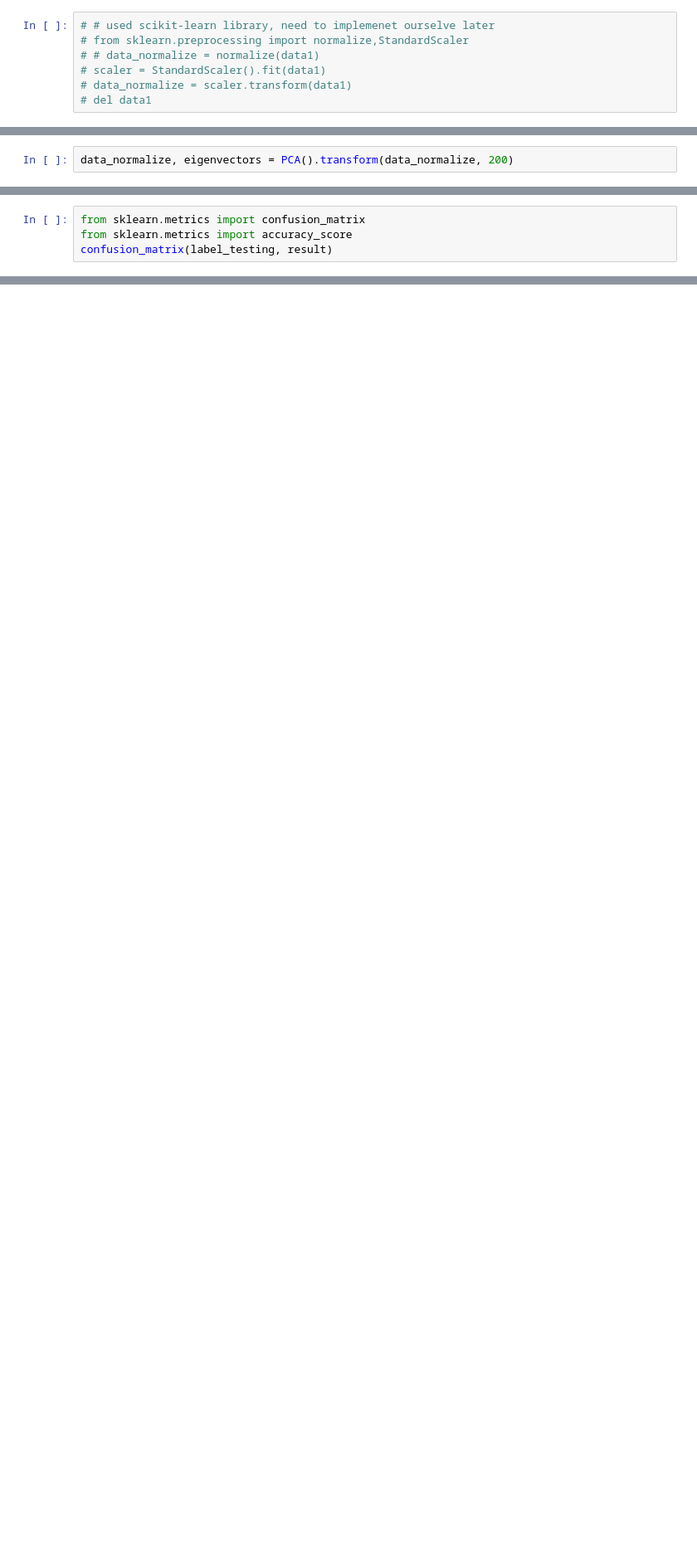
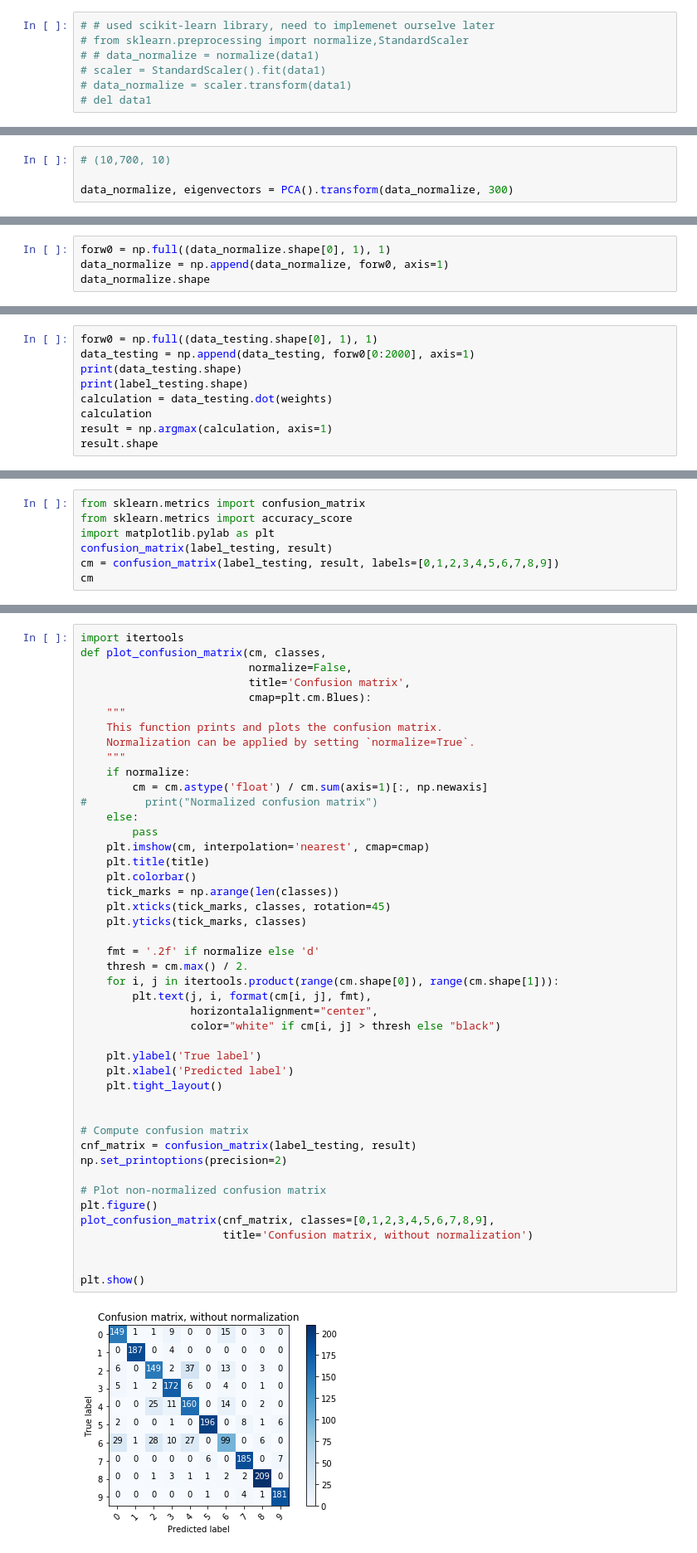
Before and after one commit to YangGeYangGe/Machine-Learning-Experiment, a Jupyter notebook: fashion MNIST/assignment-Copy1.ipynb, the cells around one changed output, grey strips where cells are left out. Shown: that part at 83% size. Drawn from its saved outputs; the diff is of its cells as text; blank space fills up the shorter version.

```diff
--- a/fashion MNIST/assignment-Copy1.ipynb
+++ b/fashion MNIST/assignment-Copy1.ipynb
@@ -71,4 +71,6 @@ class PCA():
         # 转换
         return np.matmul(X, eigenvectors), eigenvectors
 # %%
-data_normalize, eigenvectors = PCA().transform(data_normalize, 200)
+# (10,700, 10)
+
+data_normalize, eigenvectors = PCA().transform(data_normalize, 300)
@@ -78,0 +85,4 @@ data_normalize.shape
+# %%
+forw0 = np.full((data_normalize.shape[0], 1), 1)
+data_normalize = np.append(data_normalize, forw0, axis=1)
+data_normalize.shape
@@ -166,0 +168,9 @@ result.shape
+# %%
+forw0 = np.full((data_testing.shape[0], 1), 1)
+data_testing = np.append(data_testing, forw0[0:2000], axis=1)
+print(data_testing.shape)
+print(label_testing.shape)
+calculation = data_testing.dot(weights)
+calculation
+result = np.argmax(calculation, axis=1)
+result.shape
@@ -167,5 +181,8 @@ result.shape
 # %%
 from sklearn.metrics import confusion_matrix
 from sklearn.metrics import accuracy_score
+import matplotlib.pylab as plt
 confusion_matrix(label_testing, result)
+cm = confusion_matrix(label_testing, result, labels=[0,1,2,3,4,5,6,7,8,9])
+cm
 # %% [output]
@@ -181,0 +199,47 @@ array([[147,   0,   1,  10,   0,   0,  16,   0,   4,   0],
+# %%
+import itertools
+def plot_confusion_matrix(cm, classes,
+                          normalize=False,
+                          title='Confusion matrix',
+                          cmap=plt.cm.Blues):
+    """
+    This function prints and plots the confusion matrix.
+    Normalization can be applied by setting `normalize=True`.
+    """
+    if normalize:
+        cm = cm.astype('float') / cm.sum(axis=1)[:, np.newaxis]
+#         print("Normalized confusion matrix")
+    else:
+        pass
+    plt.imshow(cm, interpolation='nearest', cmap=cmap)
+    plt.title(title)
+    plt.colorbar()
+    tick_marks = np.arange(len(classes))
+    plt.xticks(tick_marks, classes, rotation=45)
+    plt.yticks(tick_marks, classes)
+
+    fmt = '.2f' if normalize else 'd'
+    thresh = cm.max() / 2.
+    for i, j in itertools.product(range(cm.shape[0]), range(cm.shape[1])):
+        plt.text(j, i, format(cm[i, j], fmt),
+                 horizontalalignment="center",
+                 color="white" if cm[i, j] > thresh else "black")
+
+    plt.ylabel('True label')
+    plt.xlabel('Predicted label')
+    plt.tight_layout()
+
+
+# Compute confusion matrix
+cnf_matrix = confusion_matrix(label_testing, result)
+np.set_printoptions(precision=2)
+
+# Plot non-normalized confusion matrix
+plt.figure()
+plot_confusion_matrix(cnf_matrix, classes=[0,1,2,3,4,5,6,7,8,9],
+                      title='Confusion matrix, without normalization')
+
+
+plt.show()
+# %% [output]
+[figure, added]
```
Also changed, not shown: parts of 11 cells of this notebook, 11 other files.
